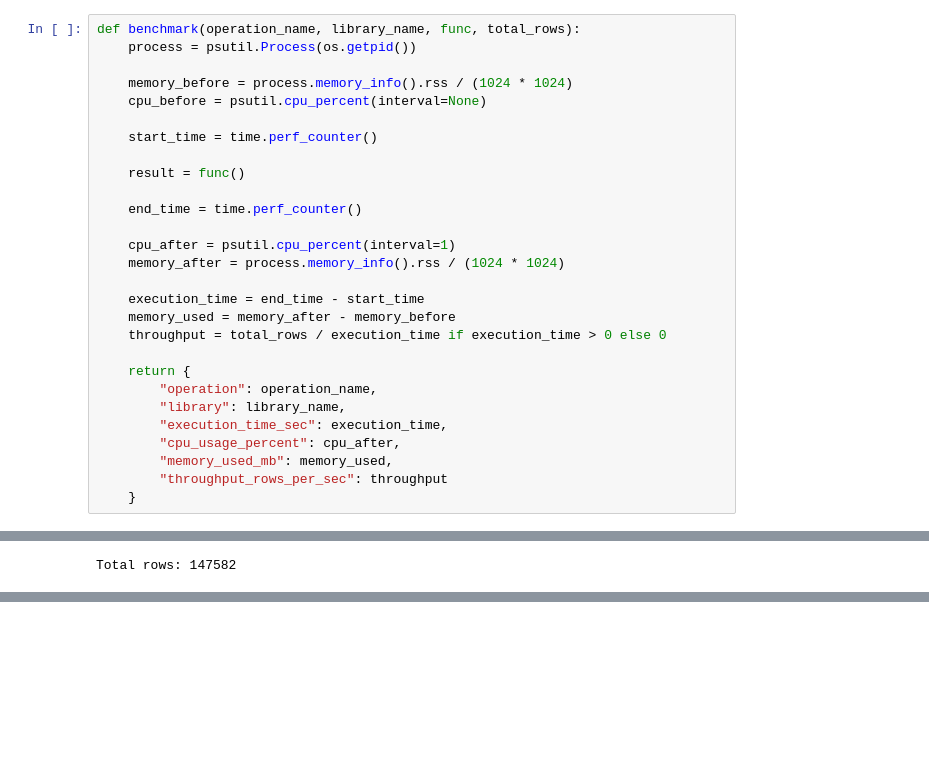
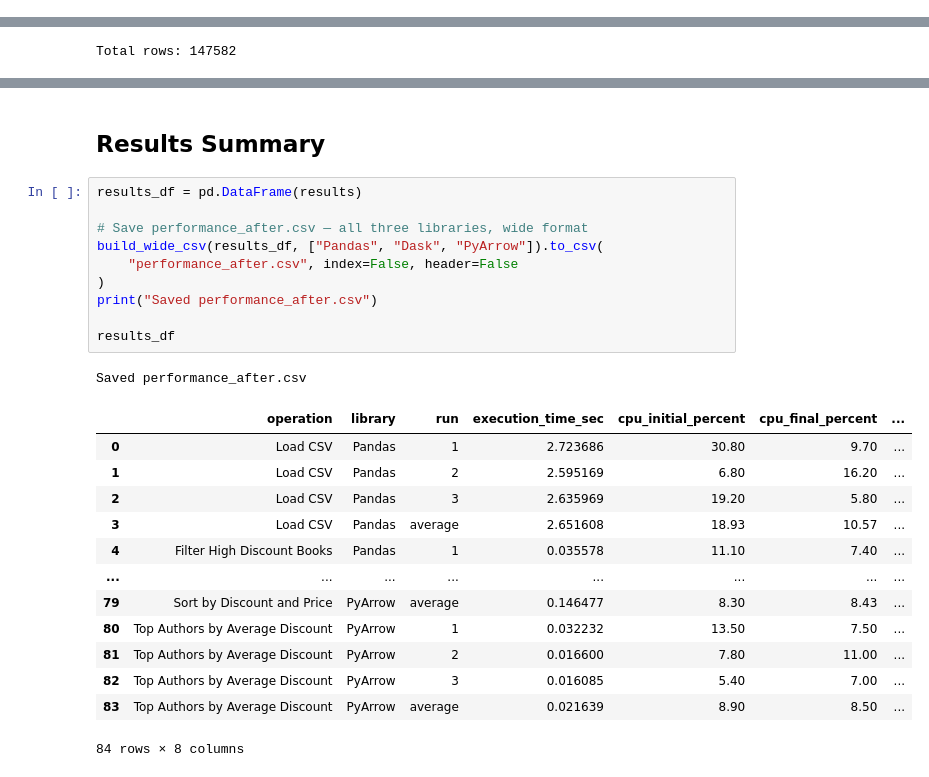
Before and after one commit to drshahizan/HPDP, a Jupyter notebook: 2526/project/p1/scubscub/p1/optimize_pipeline.ipynb, the cells around one changed output, grey strips where cells are left out. Cells and saved outputs as stored; diff of their text form; blank space fills up the shorter version.

```diff
--- a/2526/project/p1/scubscub/p1/optimize_pipeline.ipynb
+++ b/2526/project/p1/scubscub/p1/optimize_pipeline.ipynb
@@ -47,31 +49,3 @@ Index(['product_id', 'sku', 'title', 'author', 'publisher', 'current_price',
 | 2 | 6978035417294 | 9781447205180 | Jasmine Skies | Sita Brahmachari | MacMillan Children's Books | 12.9 | 32.95 | 60.8 | 340 | ... |
 | 3 | 6978034794702 | 9780099461050 | The Old Devils | Kingsley Amis | Vintage Publishing | 17.9 | 59.94 | 70.1 | 310 | ... |
 | 4 | 6978035515598 | 9781473223288 | PHILIP K. DICK'S ELECTRIC DREAMS:... | Philip K. Dick | Gollancz | 17.9 | 53.94 | 66.8 | 230 | ... |
-# %%
-def benchmark(operation_name, library_name, func, total_rows):
-    process = psutil.Process(os.getpid())
-
-    memory_before = process.memory_info().rss / (1024 * 1024)
-    cpu_before = psutil.cpu_percent(interval=None)
-
-    start_time = time.perf_counter()
-
-    result = func()
-
-    end_time = time.perf_counter()
-
-    cpu_after = psutil.cpu_percent(interval=1)
-    memory_after = process.memory_info().rss / (1024 * 1024)
-
-    execution_time = end_time - start_time
-    memory_used = memory_after - memory_before
-    throughput = total_rows / execution_time if execution_time > 0 else 0
-
-    return {
-        "operation": operation_name,
-        "library": library_name,
-        "execution_time_sec": execution_time,
-        "cpu_usage_percent": cpu_after,
-        "memory_used_mb": memory_used,
-        "throughput_rows_per_sec": throughput
-    }
@@ -384,0 +416,27 @@ plt.show()
+# %% [markdown]
+## Results Summary
+# %%
+results_df = pd.DataFrame(results)
+
+# Save performance_after.csv — all three libraries, wide format
+build_wide_csv(results_df, ["Pandas", "Dask", "PyArrow"]).to_csv(
+    "performance_after.csv", index=False, header=False
+)
+print("Saved performance_after.csv")
+
+results_df
+# %% [output]
+Saved performance_after.csv
+|  | operation | library | run | execution_time_sec | cpu_initial_percent | cpu_final_percent | ... |
+| 0 | Load CSV | Pandas | 1 | 2.723686 | 30.80 | 9.70 | ... |
+| 1 | Load CSV | Pandas | 2 | 2.595169 | 6.80 | 16.20 | ... |
+| 2 | Load CSV | Pandas | 3 | 2.635969 | 19.20 | 5.80 | ... |
+| 3 | Load CSV | Pandas | average | 2.651608 | 18.93 | 10.57 | ... |
+| 4 | Filter High Discount Books | Pandas | 1 | 0.035578 | 11.10 | 7.40 | ... |
+| ... | ... | ... | ... | ... | ... | ... | ... |
+| 79 | Sort by Discount and Price | PyArrow | average | 0.146477 | 8.30 | 8.43 | ... |
+| 80 | Top Authors by Average Discount | PyArrow | 1 | 0.032232 | 13.50 | 7.50 | ... |
+| 81 | Top Authors by Average Discount | PyArrow | 2 | 0.016600 | 7.80 | 11.00 | ... |
+| 82 | Top Authors by Average Discount | PyArrow | 3 | 0.016085 | 5.40 | 7.00 | ... |
+| 83 | Top Authors by Average Discount | PyArrow | average | 0.021639 | 8.90 | 8.50 | ... |
+84 rows × 8 columns
```
Also changed, not shown: parts of 19 cells of this notebook.
